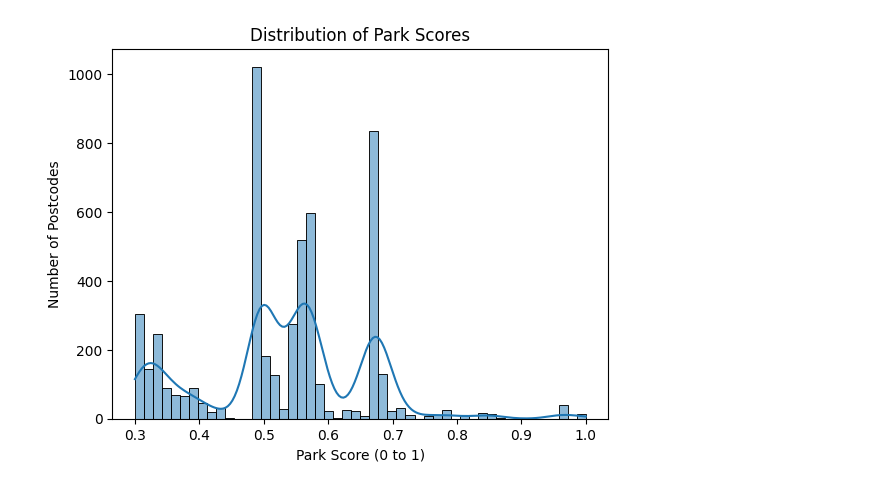
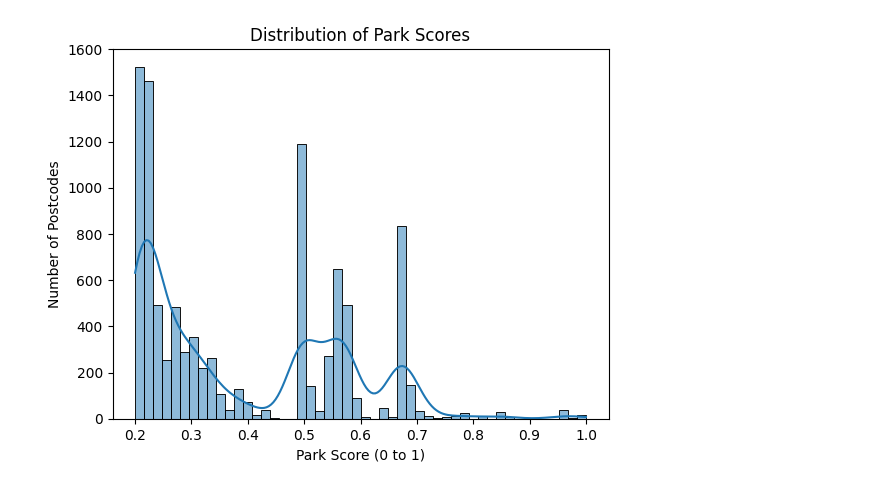
Before and after one commit to moulson/loam, a Jupyter notebook: notebooks/analysis.ipynb, the cells around one changed output. Cells and saved outputs as stored; diff of their text form; code cells hidden in the pictures.

Commit message:
update graphs

```diff
--- a/notebooks/analysis.ipynb
+++ b/notebooks/analysis.ipynb
@@ -2,32 +43,32 @@
 import psycopg2
 import pandas as pd
 import seaborn as sns
 import matplotlib.pyplot as plt
 import yaml;
 
 def load_config(path="../config/config.yaml"):
     with open(path, "r") as f:
         return yaml.safe_load(f)
 
 config = load_config()
 db = config['database']
 conn = psycopg2.connect(
     dbname=db['dbname'],
     user=db['user'],
     password=db['password'],
     host=db['host'],
     port=db['port']
 )
 
 # Load data
-df = pd.read_sql("SELECT park_score FROM postcodes WHERE park_score IS NOT NULL AND park_score > 0.3", conn)
+df = pd.read_sql("SELECT park_score FROM postcodes WHERE park_score IS NOT NULL AND park_score > 0.2", conn)
 conn.close()
 
 # Plot histogram
 sns.histplot(df['park_score'], bins=50, kde=True)
 plt.title("Distribution of Park Scores")
 plt.xlabel("Park Score (0 to 1)")
 plt.ylabel("Number of Postcodes")
 plt.show()
 # %% [output]
-[figure, old version]
+[figure, new version]
```
Also changed, not shown: parts of 9 cells of this notebook, 1 other file.
